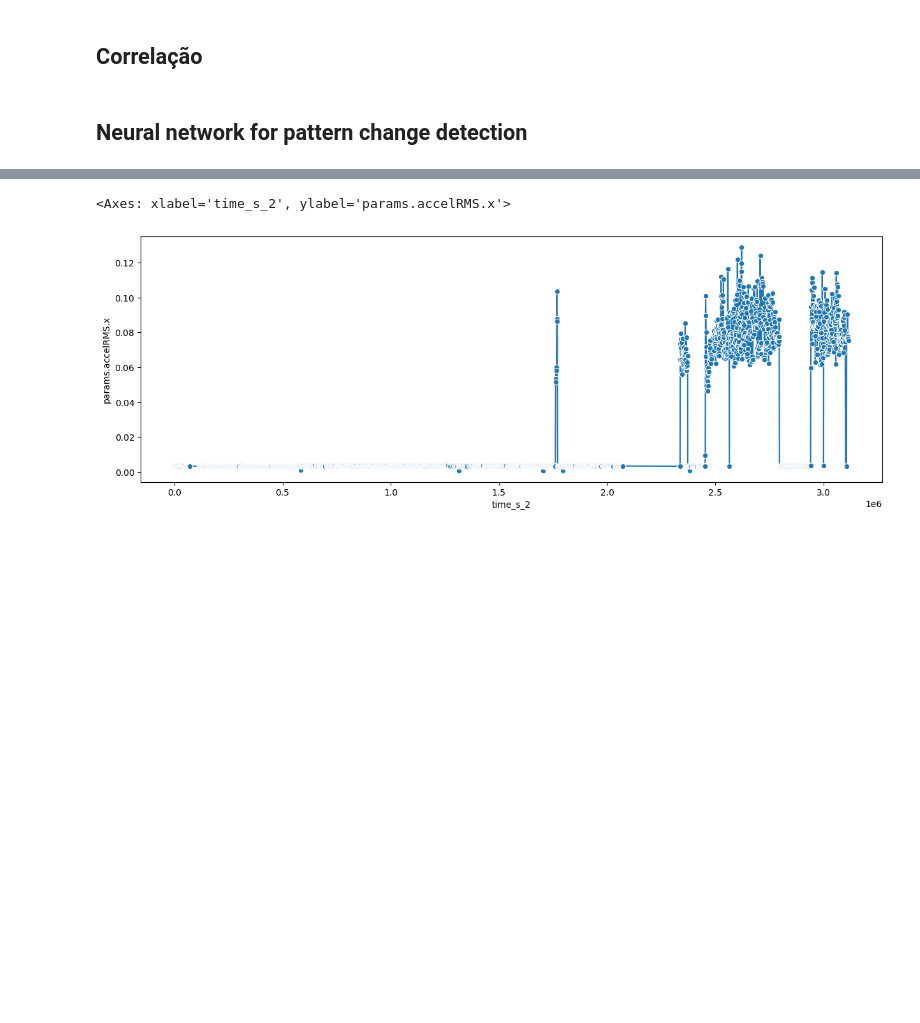
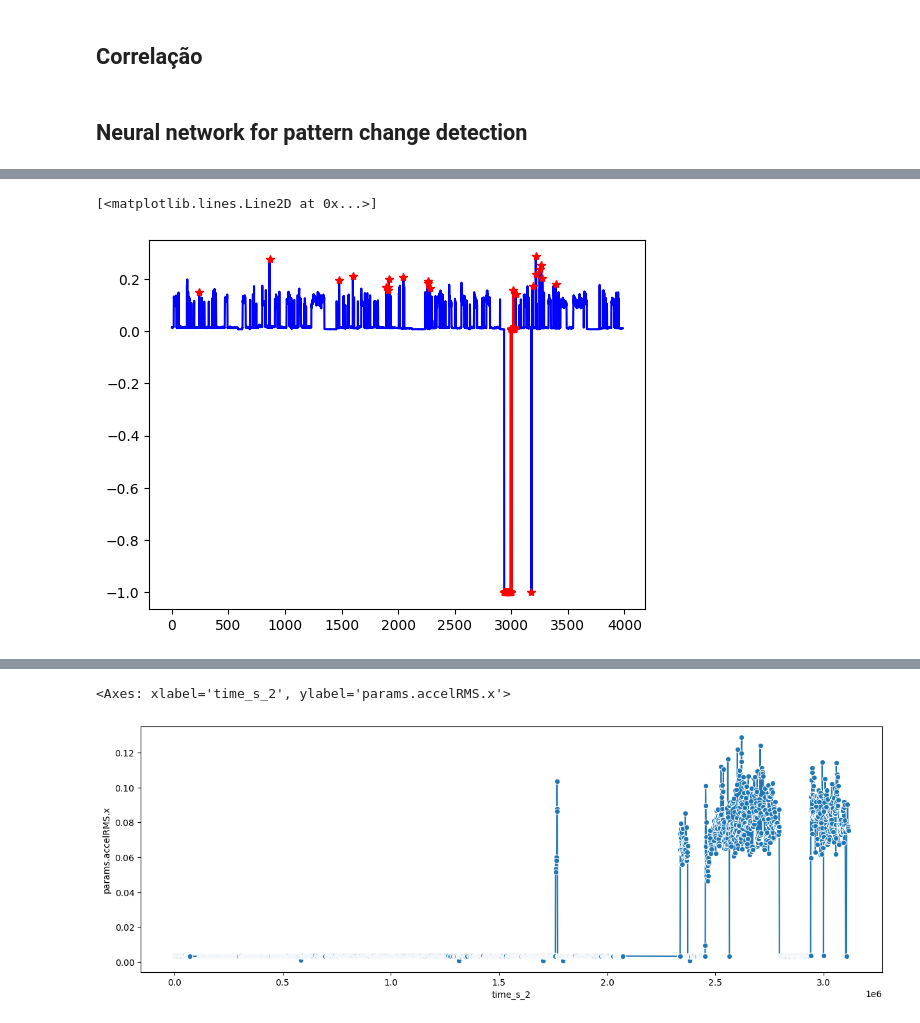
Before and after one commit to Leadz-wu/trac_test, a Jupyter notebook: test_2 _nn.ipynb, the cells around one changed output, grey strips where cells are left out. Saved outputs shown, nothing was run; the diff lists cells and outputs as text; code cells hidden in the pictures; blank space fills up the shorter version.

```diff
--- a/test_2 _nn.ipynb
+++ b/test_2 _nn.ipynb
@@ -368,0 +376,6 @@ loss = np.clip(loss,0,np.median(loss)*2)
+# %%
+aux = aux.reset_index(drop=True)
+aux['pred'] = loss
+aux['pred'] = aux['pred'].shift(-1)
+aux['pred'] = np.where(aux['pred']>0.04, aux['params.accelRMS.x_n'], np.nan)
+aux
@@ -368,0 +396,6 @@ loss = np.clip(loss,0,np.median(loss)*2)
+# %%
+plt.plot(aux.index,aux['params.accelRMS.x_n'], color='blue')
+plt.plot(aux.index,aux['pred'], '-*', color='red')
+# %% [output]
+[<matplotlib.lines.Line2D at 0x...>]
+[figure, added]
```
Also changed, not shown: parts of 17 cells of this notebook.
